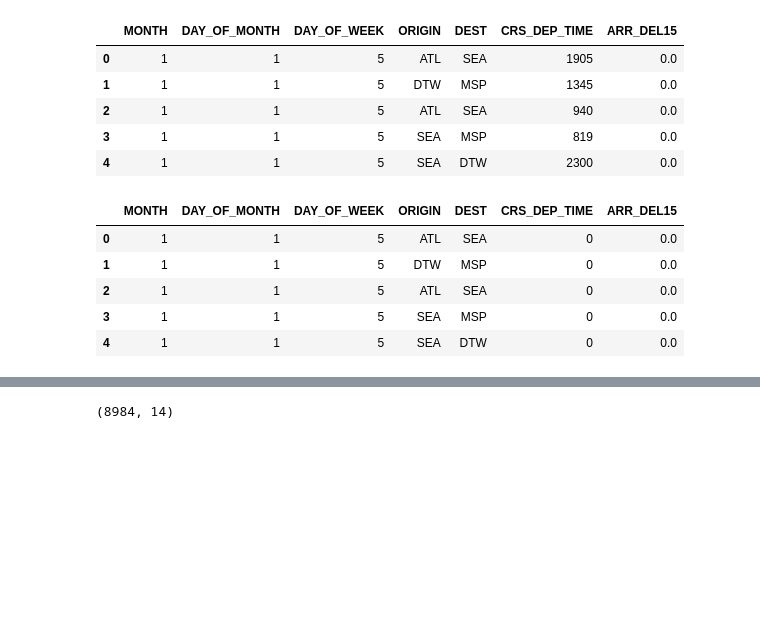
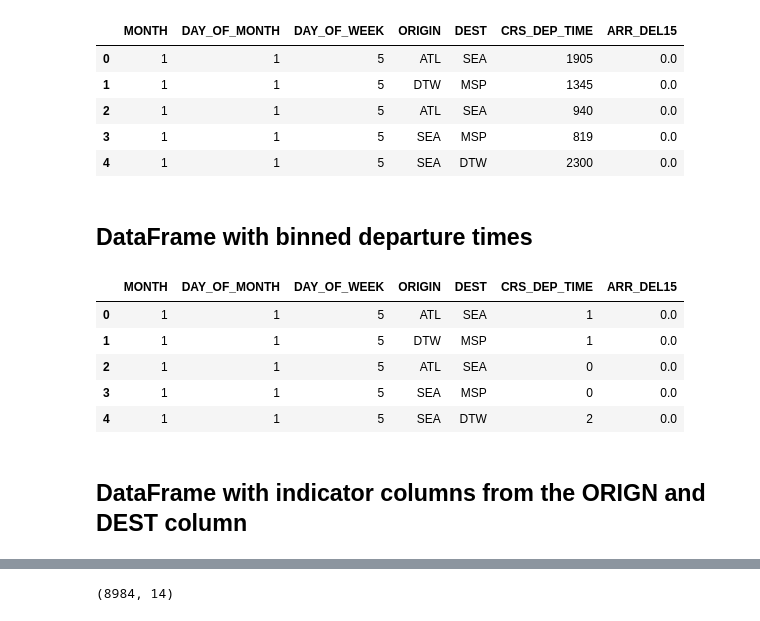
Before and after one commit to harshit1verma/Flight-Delay-Pridiction, a Jupyter notebook: Flight-Code.ipynb, the cells around one changed output, grey strips where cells are left out. Drawn from its saved outputs; the diff is of its cells as text; code cells hidden in the pictures; blank space fills up the shorter version.

```diff
--- a/Flight-Code.ipynb
+++ b/Flight-Code.ipynb
@@ -1,6 +8,6 @@
 # %%
 import pandas as pd
 
-df = pd.read_csv('D:/Study/Flight-Delay-Prdicdtion/flilghtdata.csv')
+df = pd.read_csv('C:/3-Programming/Flight-Delay-Pridiction-main/flightdata.csv')
 df.head()
 # %% [output]
@@ -97,19 +122,22 @@ df.head()
 | 2 | 1 | 1 | 5 | ATL | SEA | 940 | 0.0 |
 | 3 | 1 | 1 | 5 | SEA | MSP | 819 | 0.0 |
 | 4 | 1 | 1 | 5 | SEA | DTW | 2300 | 0.0 |
+# %% [markdown]
+## DataFrame with binned departure times
 # %%
 import math
 
-for index, row in df.iterrows():
-    df.loc[index, 'CRS_DEP_TIME'] = math.floor(row['CRS_DEP_TIME'] / 100)
+df.CRS_DEP_TIME = df.CRS_DEP_TIME.apply(lambda x: int(math.floor(x)*0.001))
 df.head()
 # %% [output]
 |  | MONTH | DAY_OF_MONTH | DAY_OF_WEEK | ORIGIN | DEST | CRS_DEP_TIME | ARR_DEL15 |
-| 0 | 1 | 1 | 5 | ATL | SEA | 0 | 0.0 |
-| 1 | 1 | 1 | 5 | DTW | MSP | 0 | 0.0 |
+| 0 | 1 | 1 | 5 | ATL | SEA | 1 | 0.0 |
+| 1 | 1 | 1 | 5 | DTW | MSP | 1 | 0.0 |
 | 2 | 1 | 1 | 5 | ATL | SEA | 0 | 0.0 |
 | 3 | 1 | 1 | 5 | SEA | MSP | 0 | 0.0 |
-| 4 | 1 | 1 | 5 | SEA | DTW | 0 | 0.0 |
+| 4 | 1 | 1 | 5 | SEA | DTW | 2 | 0.0 |
+# %% [markdown]
+## DataFrame with indicator columns from the ORIGN and DEST column
 # %%
 df = pd.get_dummies(df, columns=['ORIGIN', 'DEST'])
 df.head()
```
Also changed, not shown: parts of 57 cells of this notebook.
